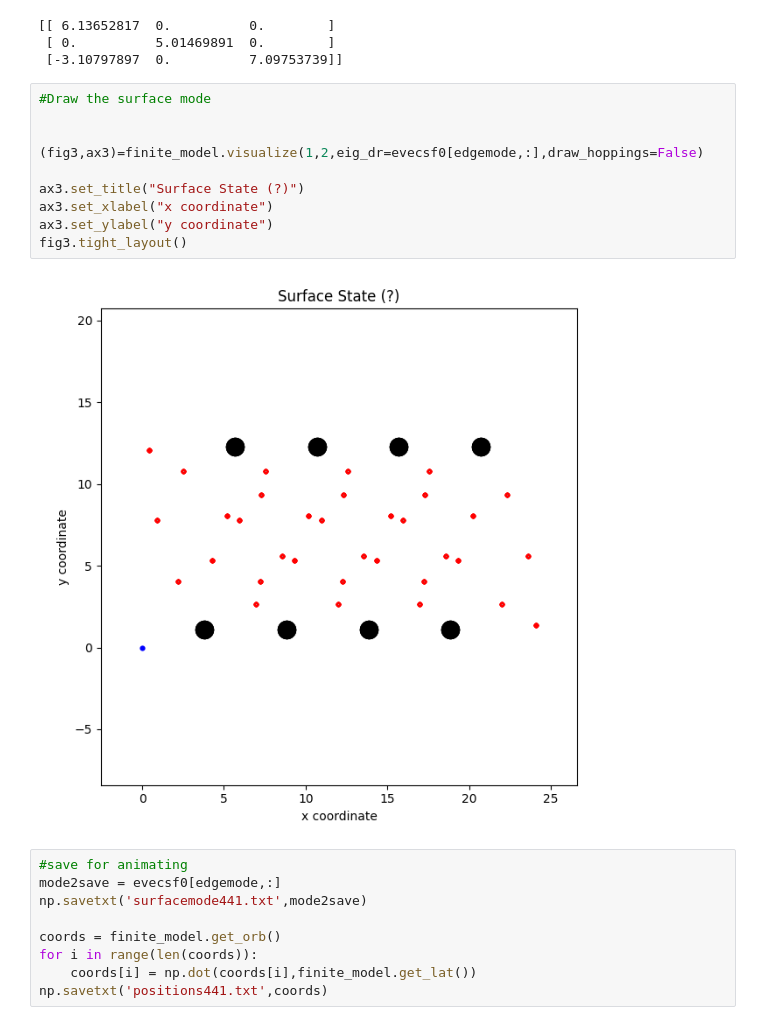
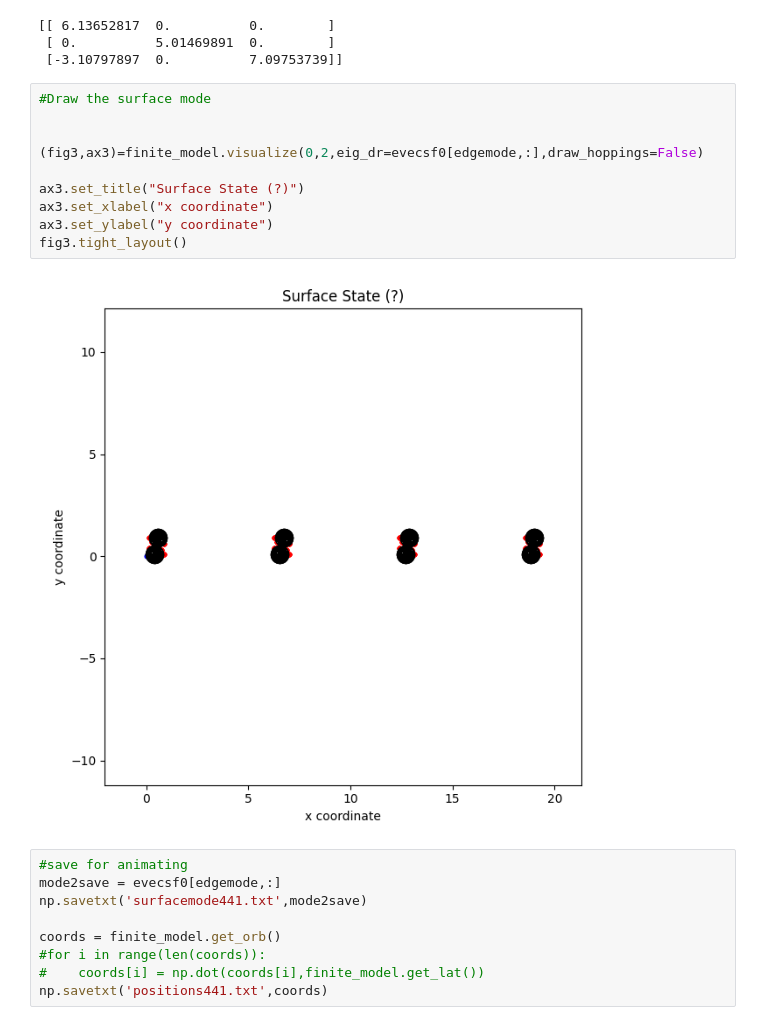
Before and after one commit to fballestermacia/DFTpycodes, a Jupyter notebook: pythtbcodes/pythtb_surface_states.ipynb, the cells around one changed output. Cells and saved outputs as stored; diff of their text form.

```diff
--- a/pythtbcodes/pythtb_surface_states.ipynb
+++ b/pythtbcodes/pythtb_surface_states.ipynb
@@ -165,21 +159,21 @@ print(finite_model.get_lat())
 # %%
 #Draw the surface mode
 
 
-(fig3,ax3)=finite_model.visualize(1,2,eig_dr=evecsf0[edgemode,:],draw_hoppings=False)
+(fig3,ax3)=finite_model.visualize(0,2,eig_dr=evecsf0[edgemode,:],draw_hoppings=False)
 
 ax3.set_title("Surface State (?)")
 ax3.set_xlabel("x coordinate")
 ax3.set_ylabel("y coordinate")
 fig3.tight_layout()
 # %% [output]
-[figure, old version]
+[figure, new version]
 # %%
 #save for animating
 mode2save = evecsf0[edgemode,:]
 np.savetxt('surfacemode441.txt',mode2save)
 
 coords = finite_model.get_orb()
-for i in range(len(coords)):
-    coords[i] = np.dot(coords[i],finite_model.get_lat())
+#for i in range(len(coords)):
+#    coords[i] = np.dot(coords[i],finite_model.get_lat())
 np.savetxt('positions441.txt',coords)
```
Also changed, not shown: parts of 5 cells of this notebook, 20 other files.
